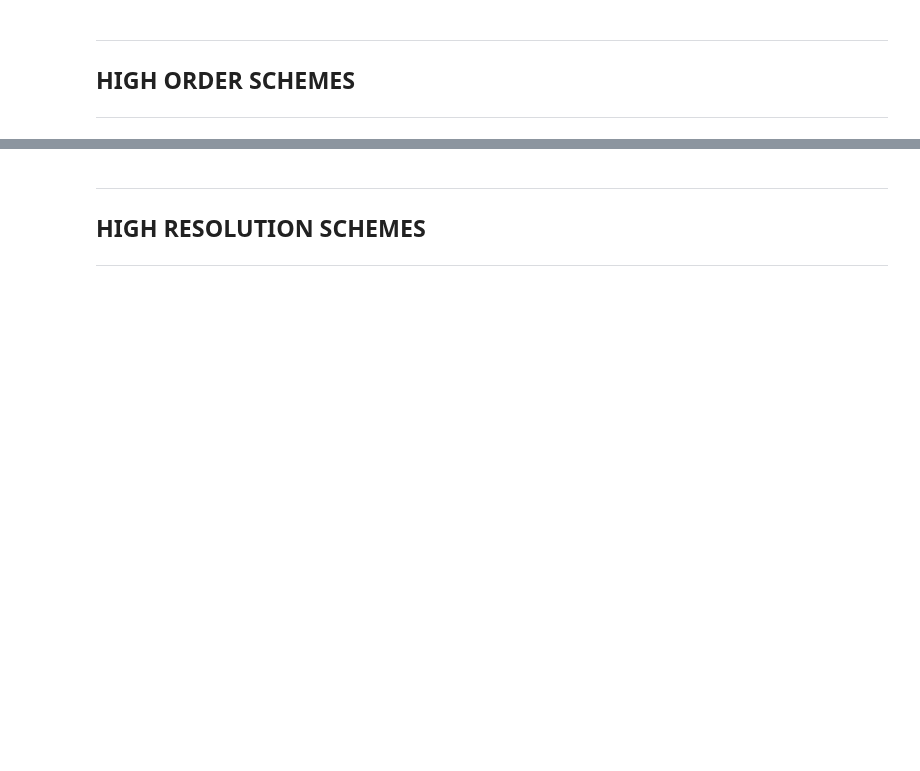
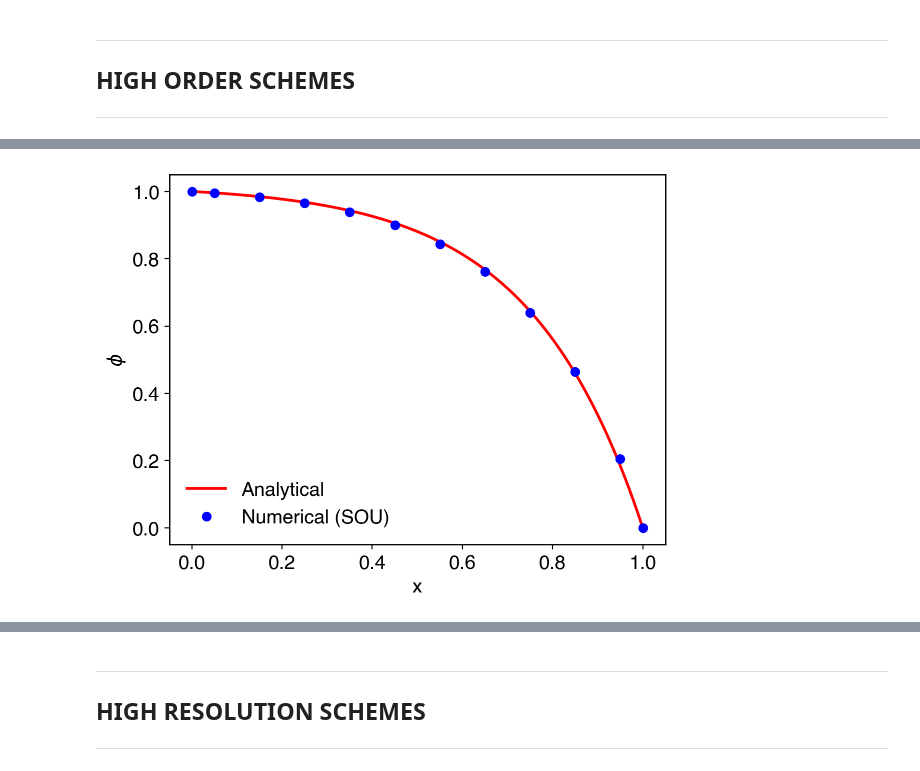
Before and after one commit to mach-8/notes-cfd, a Jupyter notebook: advection-diffusion-schemes.ipynb, the cells around one changed output, grey strips where cells are left out. Cells and saved outputs as stored; diff of their text form; code cells hidden in the pictures; blank space fills up the shorter version.

```diff
--- a/advection-diffusion-schemes.ipynb
+++ b/advection-diffusion-schemes.ipynb
@@ -574,3 +680,46 @@ plt.show()
+# %%
+# coefficient matrix
+A = np.array([[3.8, -1, 0, 0, 0, 0, 0, 0, 0, 0],
+              [-2, 2.6, -1, 0, 0, 0, 0, 0, 0, 0],
+              [0.2, -1.8, 2.6, -1, 0, 0, 0 , 0, 0, 0],
+              [0, 0.2, -1.8, 2.6, -1, 0, 0, 0 , 0, 0],
+              [0, 0, 0.2, -1.8, 2.6, -1, 0, 0, 0 , 0],
+              [0, 0, 0, 0.2, -1.8, 2.6, -1, 0, 0, 0],
+              [0, 0, 0, 0, 0.2, -1.8, 2.6, -1, 0, 0],
+              [0, 0, 0, 0, 0, 0.2, -1.8, 2.6, -1, 0],
+              [0, 0, 0, 0, 0, 0, 0.2, -1.8, 2.6, -1],
+              [0, 0, 0, 0, 0, 0, 0, 0.2, -1.6, 3]])
+
+# vector of knowns
+b = np.array([2.8, -0.4, 0, 0, 0, 0, 0, 0, 0, 0])
+
+# It may not be possible to use tridiagonal matrix algorithm
+# due to appearance of non-immediate neighbour coefficient (EE & WW)
+
+# We solve the problem directly by matrix inversion
+phi = np.linalg.solve(A, b)
+
+# add boundary conditions to the solution
+phi = np.insert(phi, 0, 1.0)
+phi = np.insert(phi, 11, 0.0)
+
+# grid points positions for the numerical solution
+x = np.array([0, 0.05, 0.15, 0.25, 0.35, 0.45, 0.55, 0.65, 0.75, 0.85, 0.95, 1.0])
+
+# analytical solution
+x_analytical = np.linspace(0,1,100)
+phi_analytical = 1.0 - (np.exp(4.0*x_analytical) - 1.0)/(np.exp(4.0) - 1.0)
+
+# compare numerical solution to analytical solution
+plt.figure()
+plt.plot(x_analytical, phi_analytical, 'r-', label=r'Analytical')
+plt.plot(x, phi, 'bo', label=r'Numerical (SOU)')
+plt.xlabel('x')
+plt.ylabel(r'$\phi$')
+plt.legend()
+plt.show()
+# %% [output]
+[figure, added]
 # %% [markdown]
 ### QUADRATIC UPSTREAM INTERPOLATION FOR CONVECTIVE KINETICS (QUICK)
 
```
Also changed, not shown: parts of 6 cells of this notebook.
